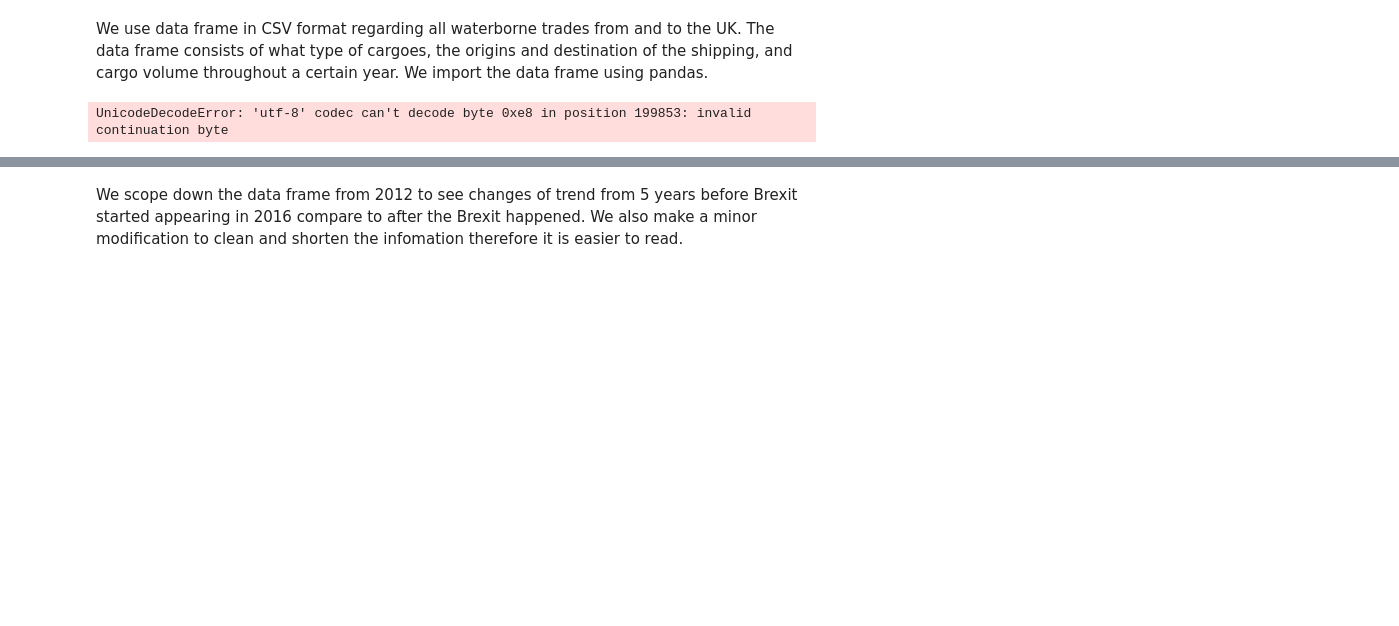
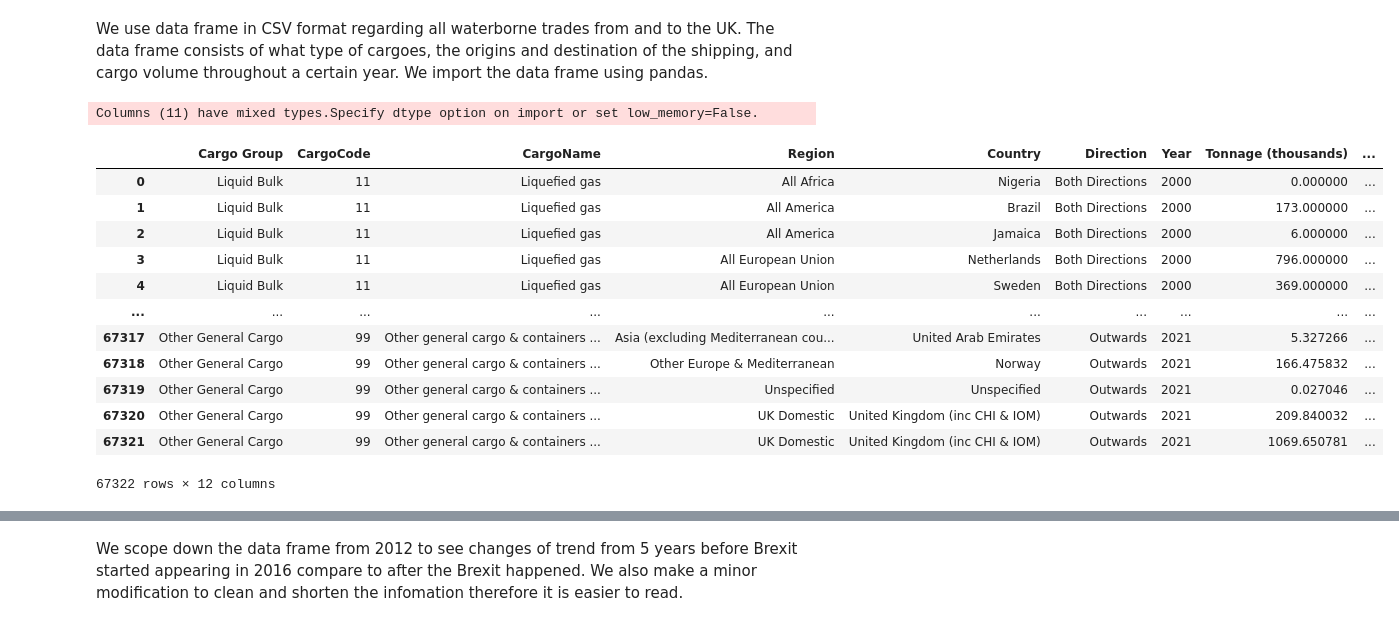
Before and after one commit to bigcarrer/TIL6010-LabAssignments, a Jupyter notebook: TIL Programming Project/Satrya v3.ipynb, the cells around one changed output, grey strips where cells are left out. Saved outputs shown, nothing was run; the diff lists cells and outputs as text; code cells hidden in the pictures; blank space fills up the shorter version.

```diff
--- a/TIL Programming Project/Satrya v3.ipynb
+++ b/TIL Programming Project/Satrya v3.ipynb
@@ -20,10 +20,23 @@ We use data frame in CSV format regarding all waterborne trades from and to the
 # %%
 # import
 file_path = 'DataBases/UK_Shipping.csv'
-df = pd.read_csv(file_path)
+df = pd.read_csv(file_path, encoding='latin-1')
 df
 # %% [output]
-UnicodeDecodeError: 'utf-8' codec can't decode byte 0xe8 in position 199853: invalid continuation byte
+Columns (11) have mixed types.Specify dtype option on import or set low_memory=False.
+|  | Cargo Group | CargoCode | CargoName | Region | Country | Direction | Year | Tonnage (thousands) | ... |
+| 0 | Liquid Bulk | 11 | Liquefied gas | All Africa | Nigeria | Both Directions | 2000 | 0.000000 | ... |
+| 1 | Liquid Bulk | 11 | Liquefied gas | All America | Brazil | Both Directions | 2000 | 173.000000 | ... |
+| 2 | Liquid Bulk | 11 | Liquefied gas | All America | Jamaica | Both Directions | 2000 | 6.000000 | ... |
+| 3 | Liquid Bulk | 11 | Liquefied gas | All European Union | Netherlands | Both Directions | 2000 | 796.000000 | ... |
+| 4 | Liquid Bulk | 11 | Liquefied gas | All European Union | Sweden | Both Directions | 2000 | 369.000000 | ... |
+| ... | ... | ... | ... | ... | ... | ... | ... | ... | ... |
+| 67317 | Other General Cargo | 99 | Other general cargo & containers ... | Asia (excluding Mediterranean cou... | United Arab Emirates | Outwards | 2021 | 5.327266 | ... |
+| 67318 | Other General Cargo | 99 | Other general cargo & containers ... | Other Europe & Mediterranean | Norway | Outwards | 2021 | 166.475832 | ... |
+| 67319 | Other General Cargo | 99 | Other general cargo & containers ... | Unspecified | Unspecified | Outwards | 2021 | 0.027046 | ... |
+| 67320 | Other General Cargo | 99 | Other general cargo & containers ... | UK Domestic | United Kingdom (inc CHI & IOM) | Outwards | 2021 | 209.840032 | ... |
+| 67321 | Other General Cargo | 99 | Other general cargo & containers ... | UK Domestic | United Kingdom (inc CHI & IOM) | Outwards | 2021 | 1069.650781 | ... |
+67322 rows × 12 columns
 # %%
 import chardet
 with open(file_path, 'rb') as rawdata:
```
Also changed, not shown: parts of 2 cells of this notebook, 3 other files.
